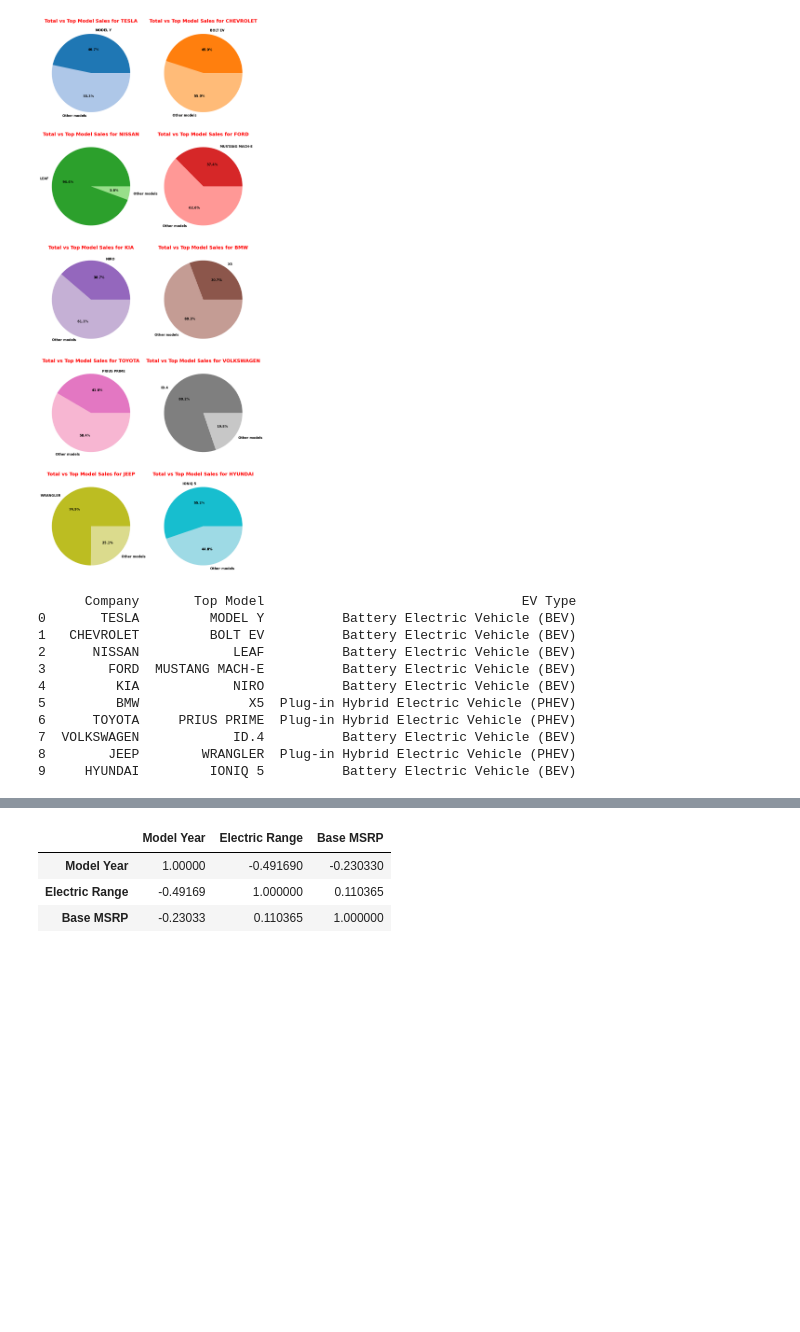
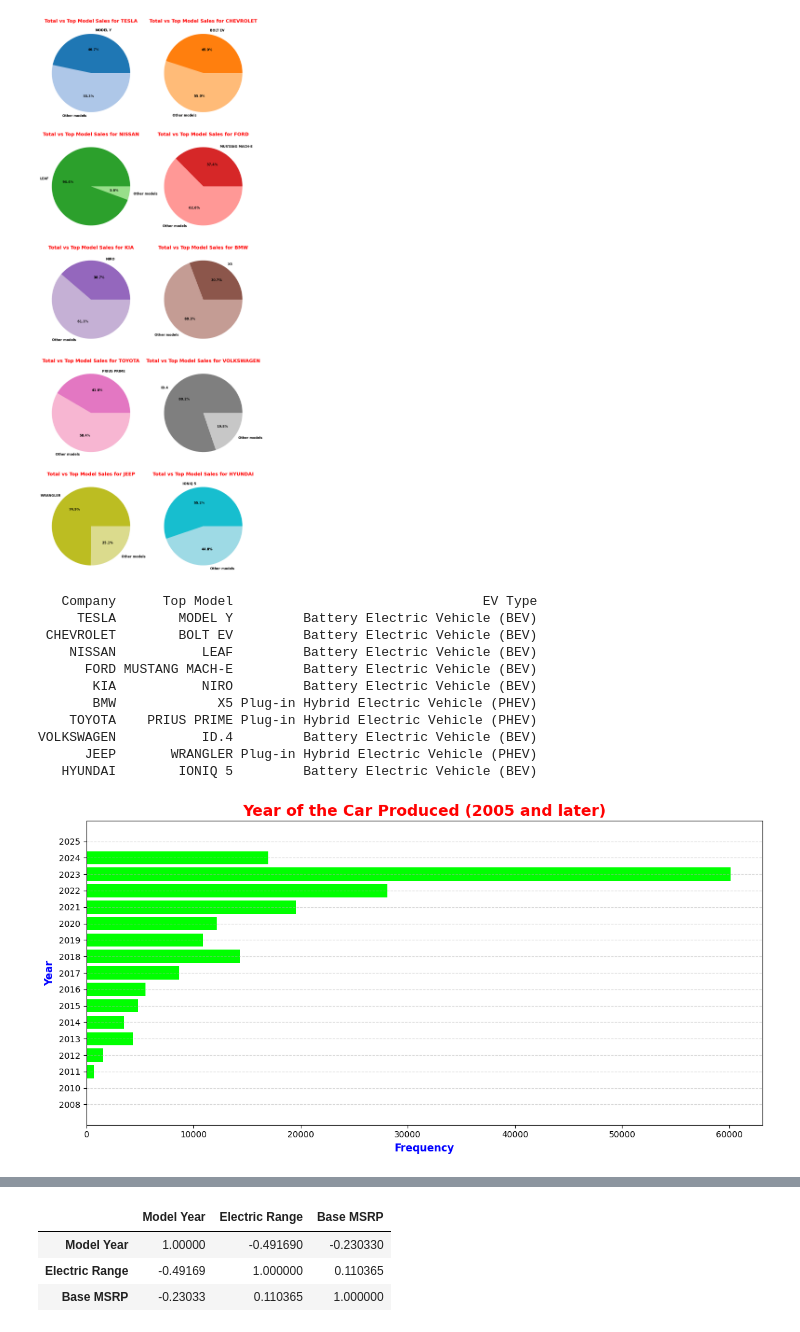
Before and after one commit to letizialanza01/Electric_Vehicles_Project, a Jupyter notebook: Electric_Vehicles_Project.ipynb, the cells around one changed output, grey strips where cells are left out. Saved outputs shown, nothing was run; the diff lists cells and outputs as text; code cells hidden in the pictures; blank space fills up the shorter version.

Commit message:
adding plots

```diff
--- a/Electric_Vehicles_Project.ipynb
+++ b/Electric_Vehicles_Project.ipynb
@@ -324,7 +323,7 @@ for company in top_companies:
     top_selling_model = top_model_data.index[0]
     top_model_count = top_model_data.iloc[0]
 
-    top_model_info_df = company_data[company_data['Model'] == top_selling_model]  #get the electic vehicle type of the top selling model
+    top_model_info_df = company_data[company_data['Model'] == top_selling_model]  #get the electric vehicle type of the top selling model
     ev_type = top_model_info_df['Electric Vehicle Type'].iloc[0]
 
     top_models_info['Company'].append(company)
@@ -332,16 +331,36 @@ for company in top_companies:
     top_models_info['EV Type'].append(ev_type)
 
 top_models_df = pd.DataFrame(top_models_info)  #create a dataframe from the results
-print(top_models_df)
+print(top_models_df.to_string(index = False))  #print the dataframe without the index
 # %% [output]
-      Company       Top Model                                 EV Type
-0       TESLA         MODEL Y          Battery Electric Vehicle (BEV)
-1   CHEVROLET         BOLT EV          Battery Electric Vehicle (BEV)
-2      NISSAN            LEAF          Battery Electric Vehicle (BEV)
-3        FORD  MUSTANG MACH-E          Battery Electric Vehicle (BEV)
-4         KIA            NIRO          Battery Electric Vehicle (BEV)
-5         BMW              X5  Plug-in Hybrid Electric Vehicle (PHEV)
-6      TOYOTA     PRIUS PRIME  Plug-in Hybrid Electric Vehicle (PHEV)
-7  VOLKSWAGEN            ID.4          Battery Electric Vehicle (BEV)
-8        JEEP        WRANGLER  Plug-in Hybrid Electric Vehicle (PHEV)
-9     HYUNDAI         IONIQ 5          Battery Electric Vehicle (BEV)
+   Company      Top Model                                EV Type
+     TESLA        MODEL Y         Battery Electric Vehicle (BEV)
+ CHEVROLET        BOLT EV         Battery Electric Vehicle (BEV)
+    NISSAN           LEAF         Battery Electric Vehicle (BEV)
+      FORD MUSTANG MACH-E         Battery Electric Vehicle (BEV)
+       KIA           NIRO         Battery Electric Vehicle (BEV)
+       BMW             X5 Plug-in Hybrid Electric Vehicle (PHEV)
+    TOYOTA    PRIUS PRIME Plug-in Hybrid Electric Vehicle (PHEV)
+VOLKSWAGEN           ID.4         Battery Electric Vehicle (BEV)
+      JEEP       WRANGLER Plug-in Hybrid Electric Vehicle (PHEV)
+   HYUNDAI        IONIQ 5         Battery Electric Vehicle (BEV)
+# %%
+filtered_data = electric_vehicles[electric_vehicles["Model Year"] >= 2005]  #filter the dataframe to include only rows where 'Model Year' is 2005 or later
+year_counts = filtered_data["Model Year"].value_counts().reset_index()  #count occurrences of each model year in the filtered data and reset index
+year_counts.columns = ["Model Year", "count"]
+year_counts = year_counts.sort_values(by = "Model Year")
+
+#create a horizontal bar chart
+plt.figure(figsize = (12, 6))
+plt.barh(year_counts["Model Year"].astype(str), year_counts["count"], color = "#00FF00")
+plt.title("Year of the Car Produced (2005 and later)", fontsize = 18, fontweight = 'bold', color = 'red')
+plt.xlabel("Frequency", fontsize = 12, fontweight = 'bold', color = 'blue')
+plt.ylabel("Year", fontsize = 12, fontweight = 'bold', color = 'blue')
+plt.xticks(fontsize = 10)
+plt.yticks(fontsize = 10)
+plt.grid(axis = 'y', linestyle = '--', alpha = 0.5)
+
+plt.tight_layout()
+plt.show()
+# %% [output]
+[figure, added]
```
Also changed, not shown: parts of 12 cells of this notebook.
